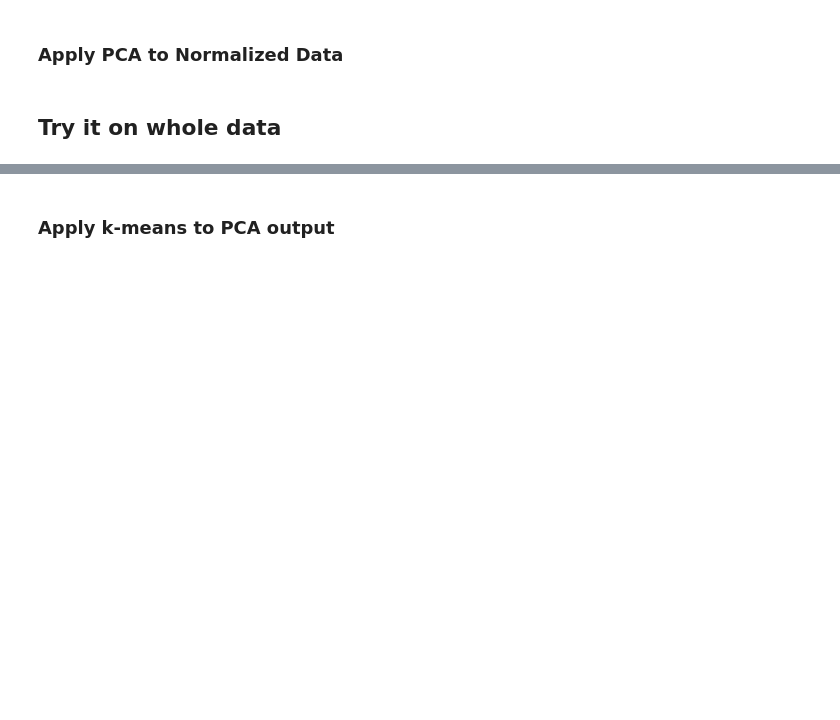
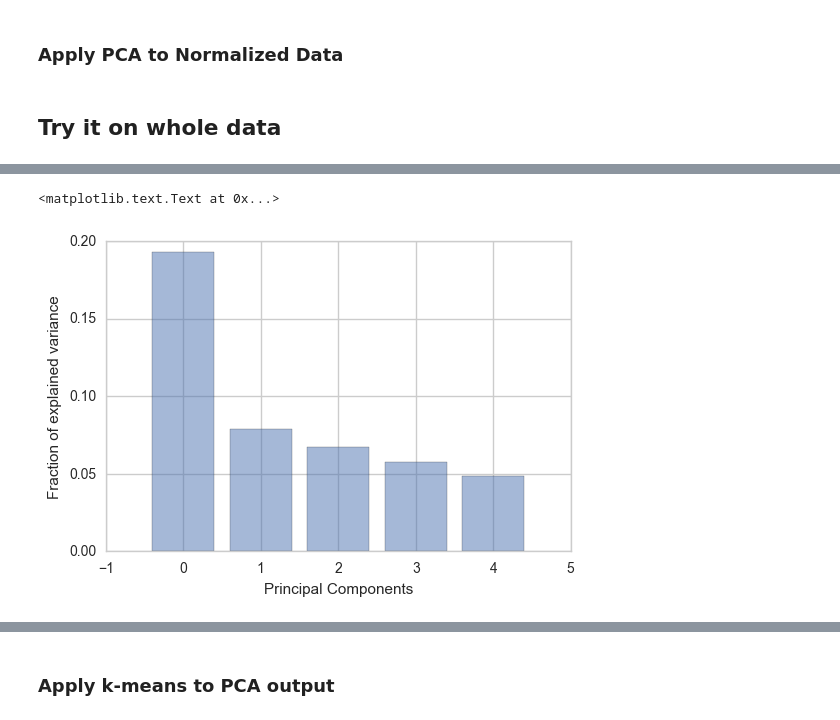
Before and after one commit to truzmeto/UnsupervisedLearning, a Jupyter notebook: k_meanes.ipynb, the cells around one changed output, grey strips where cells are left out. Saved outputs shown, nothing was run; the diff lists cells and outputs as text; code cells hidden in the pictures; blank space fills up the shorter version.

```diff
--- a/k_meanes.ipynb
+++ b/k_meanes.ipynb
@@ -105,0 +147,10 @@ ax.scatter(pca_n[:,0], pca_n[:,1],pca_n[:,2],c=labels,cmap='plasma')
+# %%
+aig_vals = pca_all.explained_variance_ratio_[0:15]
+y_pos = np.arange(len(aig_vals))
+
+plt.bar(y_pos, aig_vals, align='center', alpha=0.5)
+plt.ylabel('Fraction of explained variance')
+plt.xlabel('Principal Components')
+# %% [output]
+<matplotlib.text.Text at 0x...>
+[figure, added]
```
Also changed, not shown: parts of 25 cells of this notebook, 1 other file.
